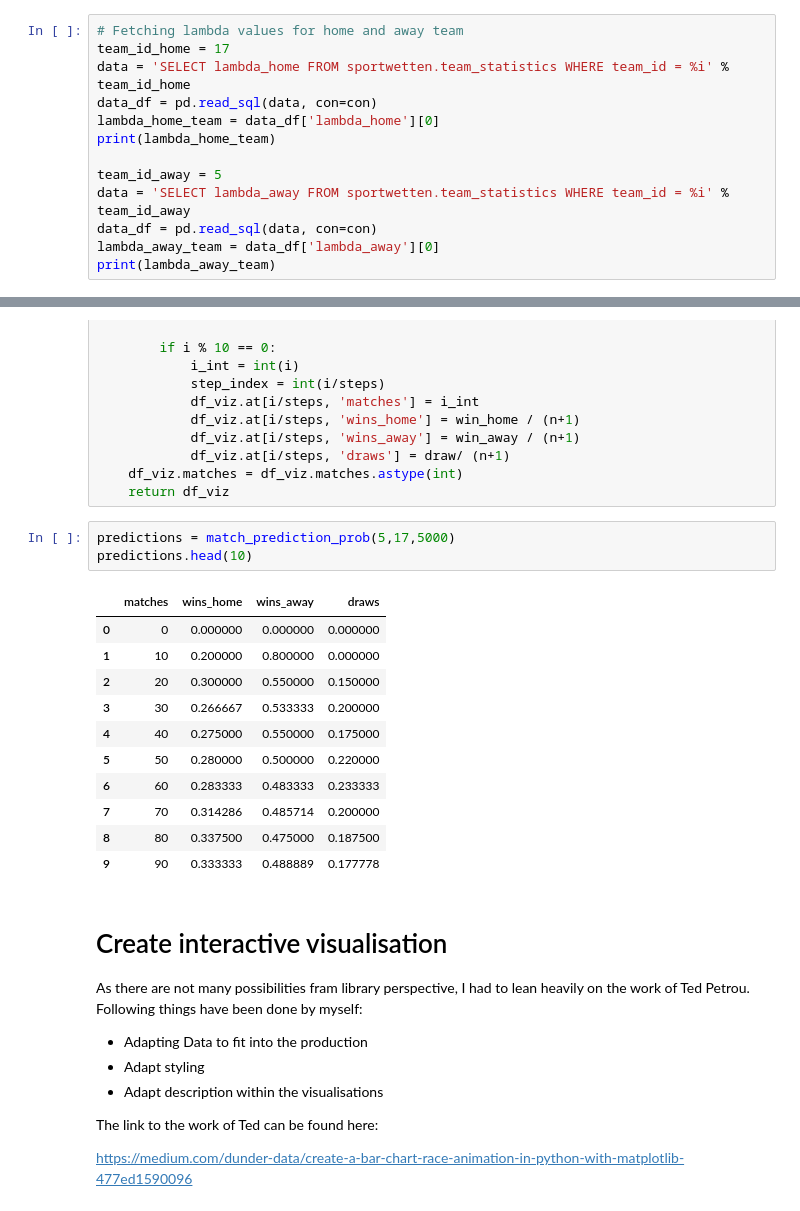
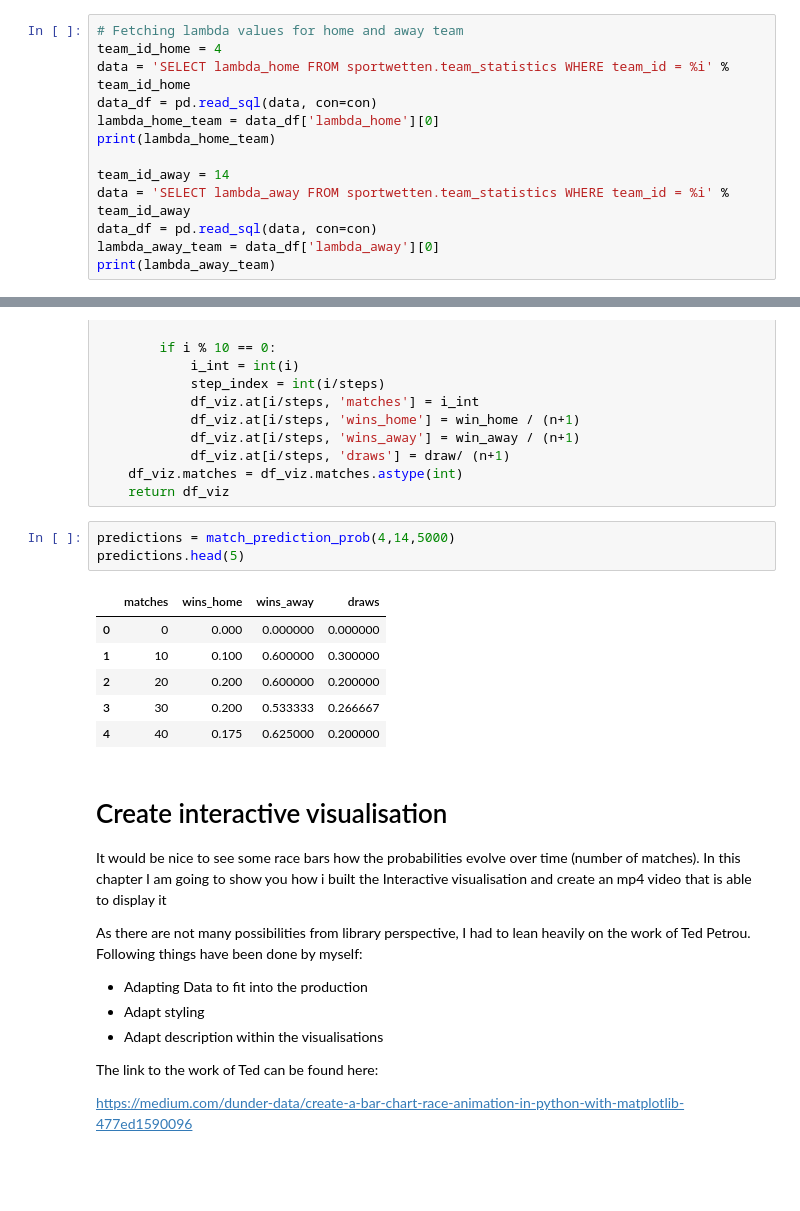
Before and after one commit to eugencuic/FHNW_FS20_Sportwetten, a Jupyter notebook: Warhscheinlichkeitsmodell - Sportwetten.ipynb, the cells around one changed output, grey strips where cells are left out. Cells and saved outputs as stored; diff of their text form; blank space fills up the shorter version.

```diff
--- a/Warhscheinlichkeitsmodell - Sportwetten.ipynb
+++ b/Warhscheinlichkeitsmodell - Sportwetten.ipynb
@@ -479,13 +527,13 @@ In order to calculate the outcome of a match between two teams I will let both t
 Before creating the function, I will build it step by step with some pre defined examples
 # %%
 # Fetching lambda values for home and away team
-team_id_home = 17
+team_id_home = 4
 data = 'SELECT lambda_home FROM sportwetten.team_statistics WHERE team_id = %i' % team_id_home
 data_df = pd.read_sql(data, con=con)
 lambda_home_team = data_df['lambda_home'][0]
 print(lambda_home_team)
 
-team_id_away = 5
+team_id_away = 14
 data = 'SELECT lambda_away FROM sportwetten.team_statistics WHERE team_id = %i' % team_id_away
 data_df = pd.read_sql(data, con=con)
 lambda_away_team = data_df['lambda_away'][0]
@@ -574,24 +624,20 @@ def match_prediction_prob (team_away_id, team_home_id, iterrations):
     df_viz.matches = df_viz.matches.astype(int)
     return df_viz
 # %%
-predictions = match_prediction_prob(5,17,5000)
-predictions.head(10)
+predictions = match_prediction_prob(4,14,5000)
+predictions.head(5)
 # %% [output]
 |  | matches | wins_home | wins_away | draws |
-| 0 | 0 | 0.000000 | 0.000000 | 0.000000 |
-| 1 | 10 | 0.200000 | 0.800000 | 0.000000 |
-| 2 | 20 | 0.300000 | 0.550000 | 0.150000 |
-| 3 | 30 | 0.266667 | 0.533333 | 0.200000 |
-| 4 | 40 | 0.275000 | 0.550000 | 0.175000 |
-| 5 | 50 | 0.280000 | 0.500000 | 0.220000 |
-| 6 | 60 | 0.283333 | 0.483333 | 0.233333 |
-| 7 | 70 | 0.314286 | 0.485714 | 0.200000 |
-| 8 | 80 | 0.337500 | 0.475000 | 0.187500 |
-| 9 | 90 | 0.333333 | 0.488889 | 0.177778 |
+| 0 | 0 | 0.000 | 0.000000 | 0.000000 |
+| 1 | 10 | 0.100 | 0.600000 | 0.300000 |
+| 2 | 20 | 0.200 | 0.600000 | 0.200000 |
+| 3 | 30 | 0.200 | 0.533333 | 0.266667 |
+| 4 | 40 | 0.175 | 0.625000 | 0.200000 |
 # %% [markdown]
 # Create interactive visualisation
+It would be nice to see some race bars how the probabilities evolve over time (number of matches). In this chapter I am going to show you how i built the Interactive visualisation and create an mp4 video that is able to display it
 
-As there are not many possibilities fram library perspective, I had to lean heavily on the work of Ted Petrou. Following things have been done by myself:
+As there are not many possibilities from library perspective, I had to lean heavily on the work of Ted Petrou. Following things have been done by myself:
 - Adapting Data to fit into the production
 - Adapt styling
 - Adapt description within the visualisations
```
Also changed, not shown: parts of 84 cells of this notebook, 1 other file.
